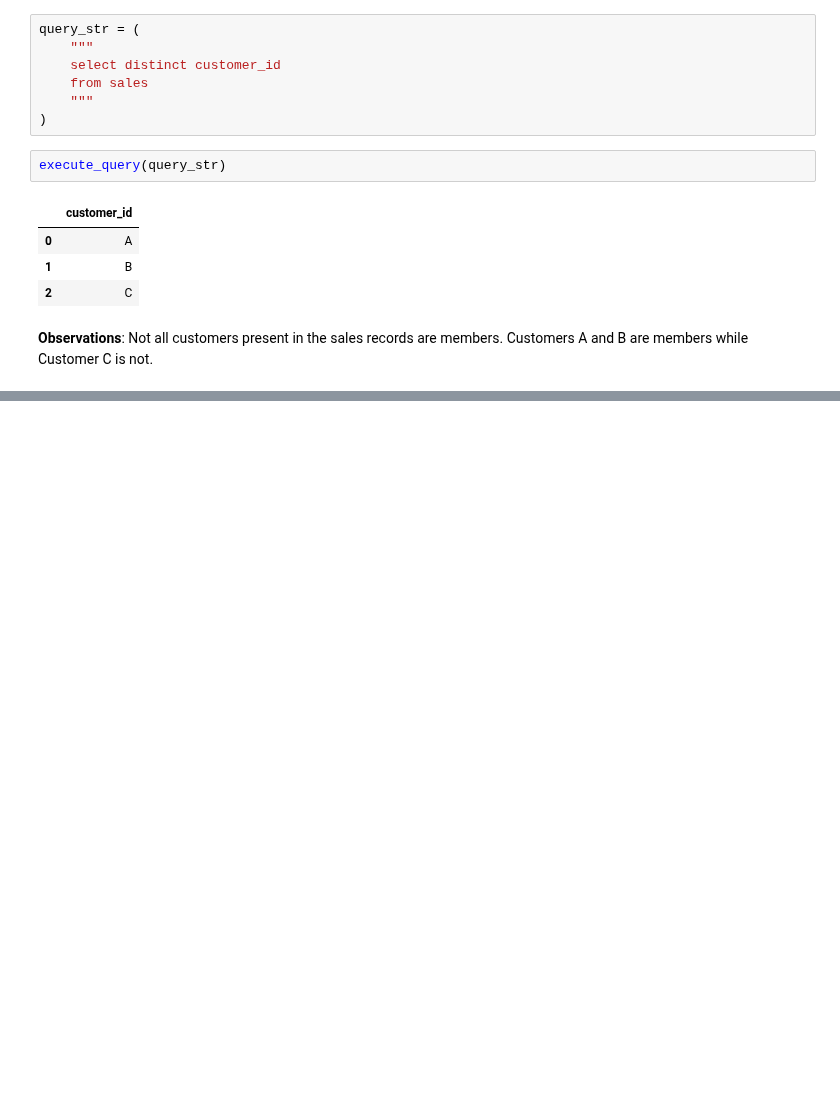
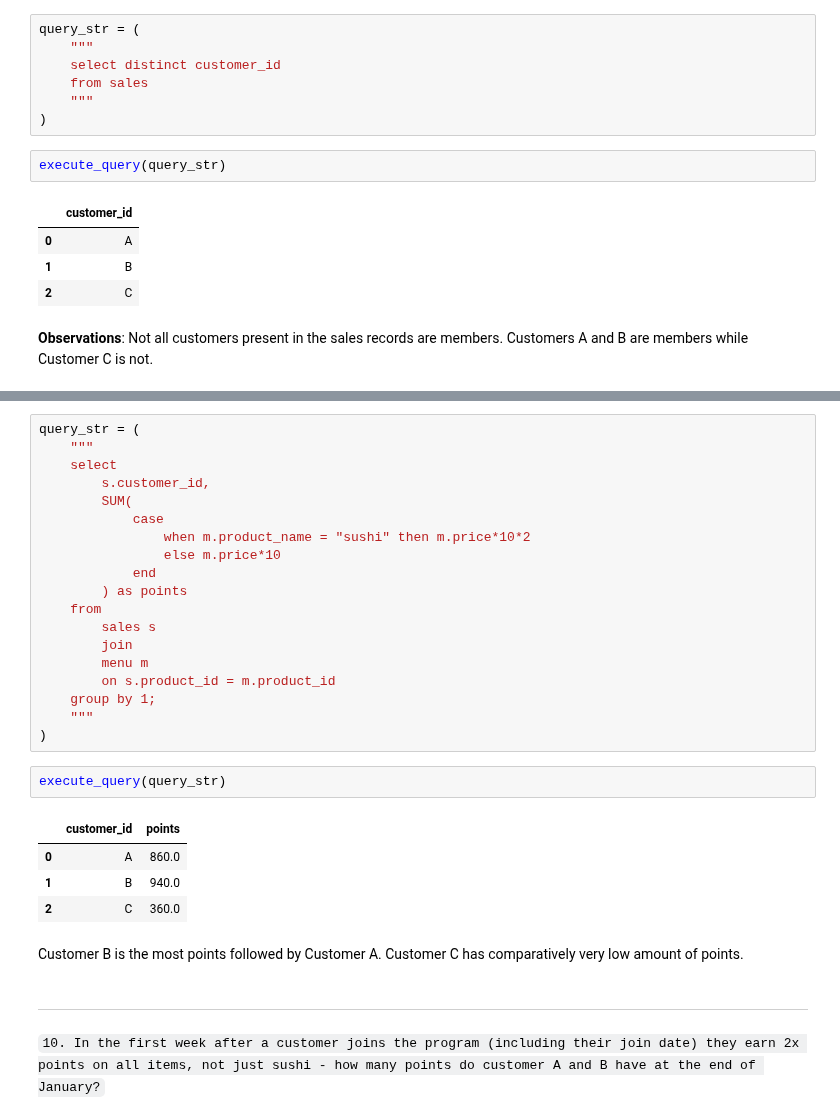
Before and after one commit to A-C-Sai/working-with-data, a Jupyter notebook: projects/sql-case-studies/Danny's Diner.ipynb, the cells around one changed output, grey strips where cells are left out. Cells and saved outputs as stored; diff of their text form; blank space fills up the shorter version.

````diff
--- a/projects/sql-case-studies/Danny's Diner.ipynb
+++ b/projects/sql-case-studies/Danny's Diner.ipynb
@@ -323,0 +426,32 @@ execute_query(query_str)
+# %%
+query_str = (
+    """
+    select
+        s.customer_id,
+        SUM(
+            case
+                when m.product_name = "sushi" then m.price*10*2
+                else m.price*10
+            end
+        ) as points
+    from
+        sales s
+        join
+        menu m
+        on s.product_id = m.product_id
+    group by 1;
+    """
+)
+# %%
+execute_query(query_str)
+# %% [output]
+|  | customer_id | points |
+| 0 | A | 860.0 |
+| 1 | B | 940.0 |
+| 2 | C | 360.0 |
+# %% [markdown]
+Customer B is the most points followed by Customer A. Customer C has comparatively very low amount of points.
+# %% [markdown]
+***
+# %% [markdown]
+```10. In the first week after a customer joins the program (including their join date) they earn 2x points on all items, not just sushi - how many points do customer A and B have at the end of January?```
````
Also changed, not shown: parts of 29 cells of this notebook.
